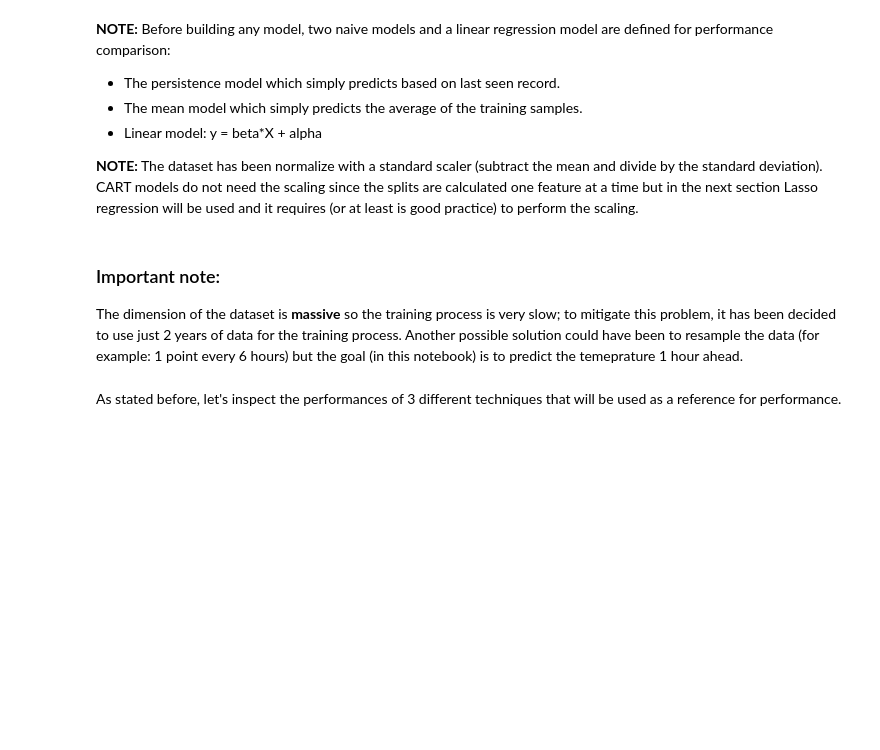
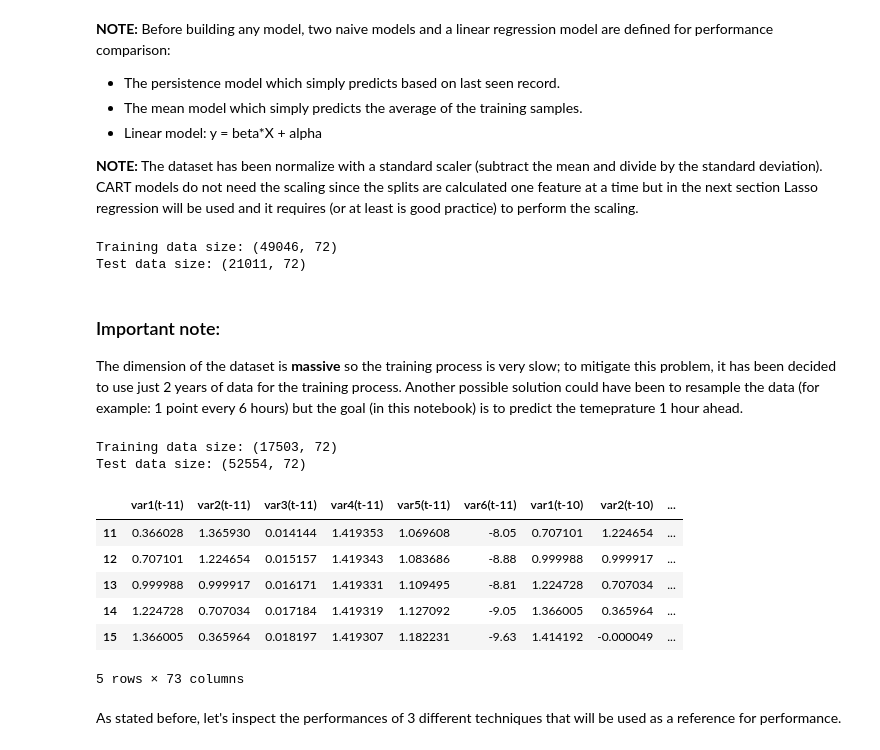
Before and after one commit to peppusnight/TimeSeriesForecasting, a Jupyter notebook: ClassicML/TS_forecasting_project.ipynb, the cells around one changed output. Saved outputs shown, nothing was run; the diff lists cells and outputs as text; code cells hidden in the pictures; blank space fills up the shorter version.

Commit message:
update: bug fixed and version ready to be trained on work station

```diff
--- a/ClassicML/TS_forecasting_project.ipynb
+++ b/ClassicML/TS_forecasting_project.ipynb
@@ -587,13 +748,14 @@ df.head()
 <b>NOTE:</b> The dataset has been normalize with a standard scaler (subtract the mean and divide by the standard deviation). CART models do not need the scaling since the splits are calculated one feature at a time but in the next section Lasso regression will be used and it requires (or at least is good practice) to perform the scaling.
 # %%
 ############## Data Preprocessing Params ##############
-n_in = 12 # Number of "previous data" to use as input
+n_in = 11 # Number of "previous data" to use as input
 n_ahead = 6 # Number of step ahead to predict
 single_output = True # If True, predicts only the last n_ahead value; else it predicts all the values "in between"
+single_feature = True # If True, use only last columns as output tag
 n_out = 1 if single_output else n_ahead # Number of outputs of the model
 train_size = 0.7 # Size of the training set
 n_splits = 5 # Number of splits for cross validation
-features_tag = ['Day sin', 'Day cos', 'Year sin','Year cos','p (mbar)','Wx','Wy']
+features_tag = ['Day sin', 'Day cos', 'Year sin','Year cos','p (mbar)']
 target_tag = 'T (degC)'
 filename = 'weather_dataset.csv'
 ############## Data Preprocessing Params ##############
@@ -624,44 +786,60 @@ df_train_normed[target_tag] = df.iloc[0:train_size][target_tag].values
 df_test_normed[target_tag] = df.iloc[train_size:][target_tag].values
 
 # Transform the time series data into supervised learning
-data_train = series_to_supervised(df_train_normed.values, n_in=n_in, n_out=n_ahead, single_output=single_output)
-data_train_target_only = series_to_supervised(df_train_normed[[target_tag]].values, n_in=n_in, n_out=n_ahead, single_output=single_output)
+data_train = series_to_supervised(df_train_normed.values, n_in=n_in, n_out=n_ahead,
+                                  single_output=True,
+                                  single_feature=True)
 X_train, y_train = data_train.values[:,:-1], data_train.values[:,-1]
-data_test = series_to_supervised(df_test_normed.values, n_in=n_in, n_out=n_ahead, single_output=single_output)
-data_test_target_only = series_to_supervised(df_test_normed[[target_tag]].values, n_in=n_in, n_out=n_ahead, single_output=single_output)
+data_test = series_to_supervised(df_test_normed.values, n_in=n_in, n_out=n_ahead,
+                                 single_output=single_output,
+                                 single_feature=single_feature)
 X_test, y_test = data_test.values[:, :-1], data_test.values[:, -1]
 
-print('Train size: {}'.format(data_train.shape))
-print('Test size: {}'.format(data_test.shape))
-df_train_normed.head()
+print('Training data size: {}'.format(X_train.shape))
+print('Test data size: {}'.format(X_test.shape))
+# %% [output]
+Training data size: (49046, 72)
+Test data size: (21011, 72)
 # %% [markdown]
 ### Important note:
 The dimension of the dataset is <b>massive</b> so the training process is very slow; to mitigate this problem, it has been decided to use just 2 years of data for the training process. Another possible solution could have been to resample the data (for example: 1 point every 6 hours) but the goal (in this notebook) is to predict the temeprature 1 hour ahead.
 # %%
 train_size = 2*365*24 # number of hours in 2 years
 # Divide into training and test
 df_train = df[features_tag].iloc[0:train_size]
 df_test = df[features_tag].iloc[train_size:]
 
 # Scale the data
 train_mean, train_std = df_train.mean(), df_train.std()
 df_train_normed = (df_train - train_mean) / train_std
 df_test_normed = (df_test - train_mean) / train_std
 
 df_train_normed[target_tag] = df.iloc[0:train_size][target_tag].values
 df_test_normed[target_tag] = df.iloc[train_size:][target_tag].values
 
 # Transform the time series data into supervised learning
-data_train = series_to_supervised(df_train_normed.values, n_in=n_in, n_out=n_ahead, single_output=single_output)
-data_train_target_only = series_to_supervised(df_train_normed[[target_tag]].values, n_in=n_in, n_out=n_ahead, single_output=single_output)
+data_train = series_to_supervised(df_train_normed.values, n_in=n_in, n_out=n_ahead,
+                                  single_output=single_output,
+                                  single_feature=single_feature)
 X_train, y_train = data_train.values[:,:-1], data_train.values[:,-1]
-data_test = series_to_supervised(df_test_normed.values, n_in=n_in, n_out=n_ahead, single_output=single_output)
-data_test_target_only = series_to_supervised(df_test_normed[[target_tag]].values, n_in=n_in, n_out=n_ahead, single_output=single_output)
+data_test = series_to_supervised(df_test_normed.values, n_in=n_in, n_out=n_ahead,
+                                 single_output=single_output,
+                                 single_feature=single_feature)
 X_test, y_test = data_test.values[:, :-1], data_test.values[:, -1]
 
-print('Train size: {}'.format(data_train.shape))
-print('Test size: {}'.format(data_test.shape))
-df_train_normed.head()
+print('Training data size: {}'.format(X_train.shape))
+print('Test data size: {}'.format(X_test.shape))
+data_train.head()
+# %% [output]
+Training data size: (17503, 72)
+Test data size: (52554, 72)
+|  | var1(t-11) | var2(t-11) | var3(t-11) | var4(t-11) | var5(t-11) | var6(t-11) | var1(t-10) | var2(t-10) | ... |
+| 11 | 0.366028 | 1.365930 | 0.014144 | 1.419353 | 1.069608 | -8.05 | 0.707101 | 1.224654 | ... |
+| 12 | 0.707101 | 1.224654 | 0.015157 | 1.419343 | 1.083686 | -8.88 | 0.999988 | 0.999917 | ... |
+| 13 | 0.999988 | 0.999917 | 0.016171 | 1.419331 | 1.109495 | -8.81 | 1.224728 | 0.707034 | ... |
+| 14 | 1.224728 | 0.707034 | 0.017184 | 1.419319 | 1.127092 | -9.05 | 1.366005 | 0.365964 | ... |
+| 15 | 1.366005 | 0.365964 | 0.018197 | 1.419307 | 1.182231 | -9.63 | 1.414192 | -0.000049 | ... |
+5 rows × 73 columns
 # %% [markdown]
 As stated before, let's inspect the performances of 3 different techniques that will be used as a reference for performance.
 # %%
```
Also changed, not shown: parts of 32 cells of this notebook, 25 other files.
